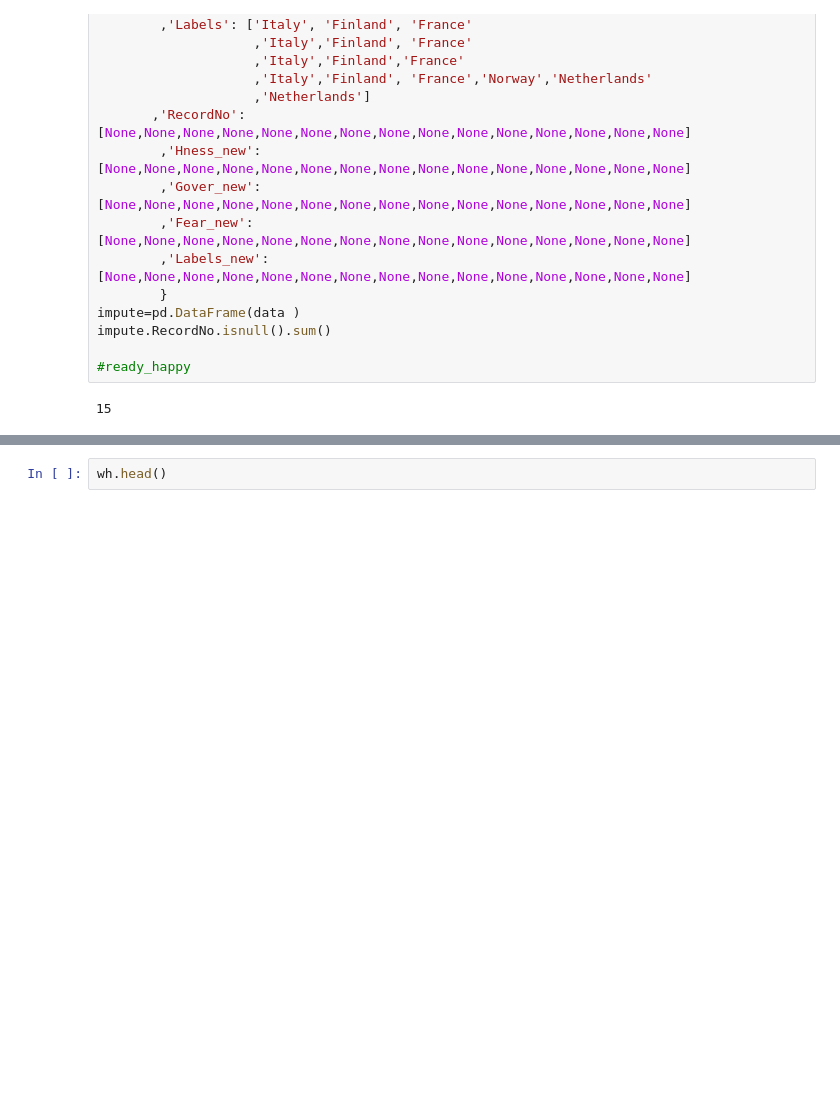
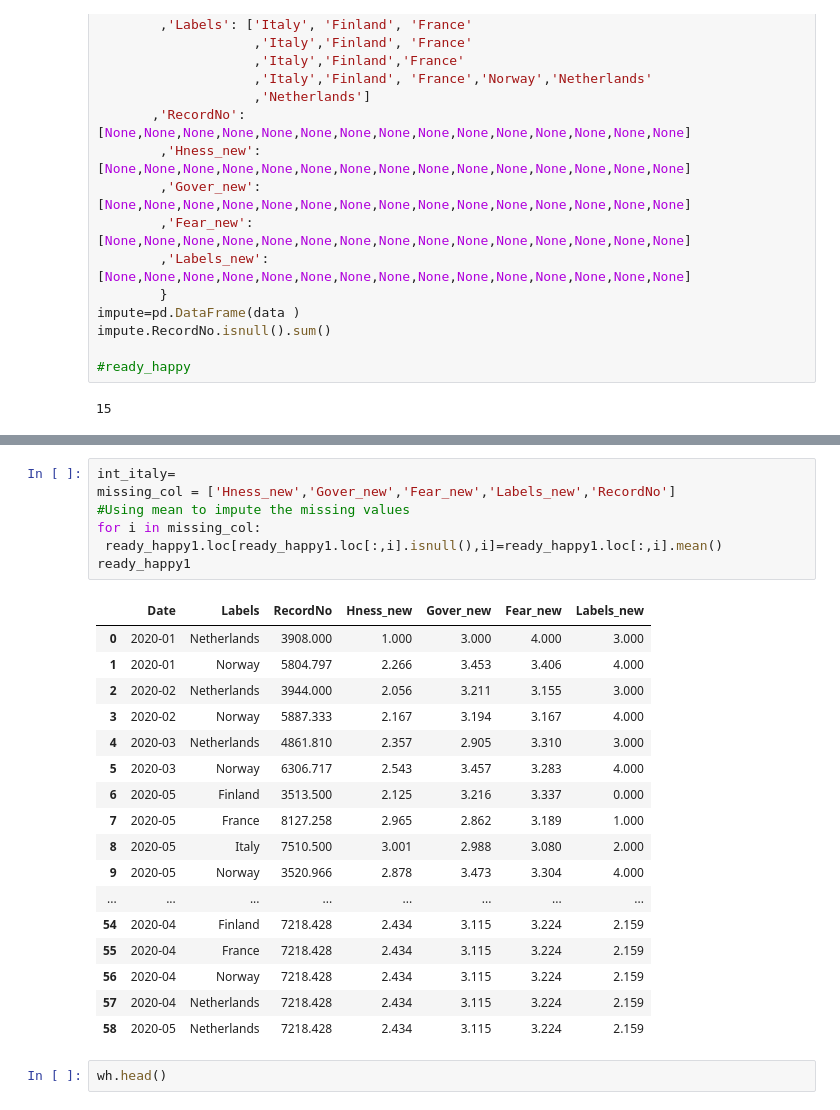
Before and after one commit to thiyagi9/PythonPractises, a Jupyter notebook: Copy_of_Data_Story.ipynb, the cells around one changed output, grey strips where cells are left out. Cells and saved outputs as stored; diff of their text form; blank space fills up the shorter version.

```diff
--- a/Copy_of_Data_Story.ipynb
+++ b/Copy_of_Data_Story.ipynb
@@ -596,3 +413,28 @@ ready_happy1
+# %%
+int_italy=
+missing_col = ['Hness_new','Gover_new','Fear_new','Labels_new','RecordNo']
+#Using mean to impute the missing values
+for i in missing_col:
+ ready_happy1.loc[ready_happy1.loc[:,i].isnull(),i]=ready_happy1.loc[:,i].mean()
+ready_happy1
+# %% [output]
+|  | Date | Labels | RecordNo | Hness_new | Gover_new | Fear_new | Labels_new |
+| 0 | 2020-01 | Netherlands | 3908.000 | 1.000 | 3.000 | 4.000 | 3.000 |
+| 1 | 2020-01 | Norway | 5804.797 | 2.266 | 3.453 | 3.406 | 4.000 |
+| 2 | 2020-02 | Netherlands | 3944.000 | 2.056 | 3.211 | 3.155 | 3.000 |
+| 3 | 2020-02 | Norway | 5887.333 | 2.167 | 3.194 | 3.167 | 4.000 |
+| 4 | 2020-03 | Netherlands | 4861.810 | 2.357 | 2.905 | 3.310 | 3.000 |
+| 5 | 2020-03 | Norway | 6306.717 | 2.543 | 3.457 | 3.283 | 4.000 |
+| 6 | 2020-05 | Finland | 3513.500 | 2.125 | 3.216 | 3.337 | 0.000 |
+| 7 | 2020-05 | France | 8127.258 | 2.965 | 2.862 | 3.189 | 1.000 |
+| 8 | 2020-05 | Italy | 7510.500 | 3.001 | 2.988 | 3.080 | 2.000 |
+| 9 | 2020-05 | Norway | 3520.966 | 2.878 | 3.473 | 3.304 | 4.000 |
+| ... | ... | ... | ... | ... | ... | ... | ... |
+| 54 | 2020-04 | Finland | 7218.428 | 2.434 | 3.115 | 3.224 | 2.159 |
+| 55 | 2020-04 | France | 7218.428 | 2.434 | 3.115 | 3.224 | 2.159 |
+| 56 | 2020-04 | Norway | 7218.428 | 2.434 | 3.115 | 3.224 | 2.159 |
+| 57 | 2020-04 | Netherlands | 7218.428 | 2.434 | 3.115 | 3.224 | 2.159 |
+| 58 | 2020-05 | Netherlands | 7218.428 | 2.434 | 3.115 | 3.224 | 2.159 |
 # %%
 wh.head()
 # %% [output]
```
Also changed, not shown: parts of 3 cells of this notebook.
